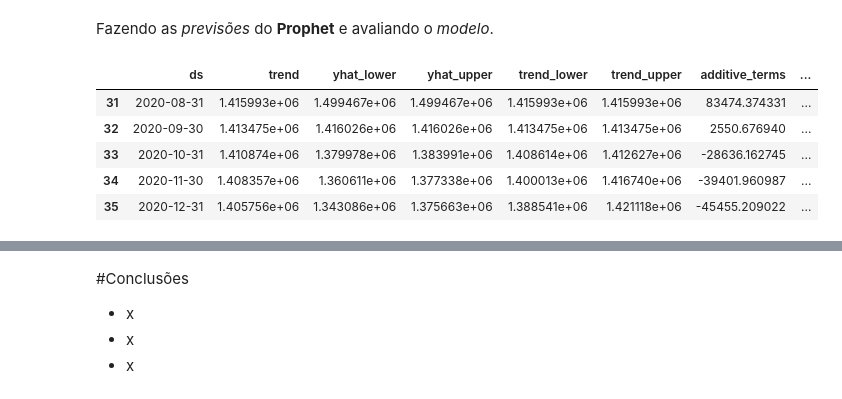
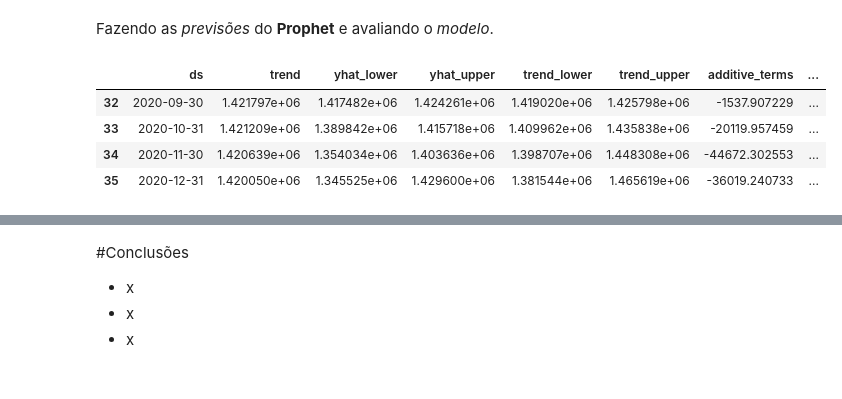
Before and after one commit to FerrazThales/demand_forecasting_prophet, a Jupyter notebook: Demand_Forecasting_with_Prophet.ipynb, the cells around one changed output, grey strips where cells are left out. Cells and saved outputs as stored; diff of their text form; code cells hidden in the pictures.

```diff
--- a/Demand_Forecasting_with_Prophet.ipynb
+++ b/Demand_Forecasting_with_Prophet.ipynb
@@ -692,7 +721,7 @@ Valores Críticos:
 texto falando sobre testes tradicionais utilizando nas previsões  e machine learning
 # %%
 # definindo o tamanho da previsão para os três meses seguintes
-prediction_size = 3
+prediction_size = 4
 train = agregando_valores_mensais[:-prediction_size]
 validation = agregando_valores_mensais[-prediction_size:]
 
@@ -796,16 +888,15 @@ Fazendo as *previsões* do **Prophet** e avaliando o *modelo*.
 # %%
 #realizar a previsão com o período mensal estabelecido
 forecast = model_prophet.predict(future)
 
-#visualizando os 5 últimos registros
-forecast.tail()
+#visualizando os 4 últimos registros
+forecast.tail(4)
 # %% [output]
 |  | ds | trend | yhat_lower | yhat_upper | trend_lower | trend_upper | additive_terms | ... |
-| 31 | 2020-08-31 | 1.415993e+06 | 1.499467e+06 | 1.499467e+06 | 1.415993e+06 | 1.415993e+06 | 83474.374331 | ... |
-| 32 | 2020-09-30 | 1.413475e+06 | 1.416026e+06 | 1.416026e+06 | 1.413475e+06 | 1.413475e+06 | 2550.676940 | ... |
-| 33 | 2020-10-31 | 1.410874e+06 | 1.379978e+06 | 1.383991e+06 | 1.408614e+06 | 1.412627e+06 | -28636.162745 | ... |
-| 34 | 2020-11-30 | 1.408357e+06 | 1.360611e+06 | 1.377338e+06 | 1.400013e+06 | 1.416740e+06 | -39401.960987 | ... |
-| 35 | 2020-12-31 | 1.405756e+06 | 1.343086e+06 | 1.375663e+06 | 1.388541e+06 | 1.421118e+06 | -45455.209022 | ... |
+| 32 | 2020-09-30 | 1.421797e+06 | 1.417482e+06 | 1.424261e+06 | 1.419020e+06 | 1.425798e+06 | -1537.907229 | ... |
+| 33 | 2020-10-31 | 1.421209e+06 | 1.389842e+06 | 1.415718e+06 | 1.409962e+06 | 1.435838e+06 | -20119.957459 | ... |
+| 34 | 2020-11-30 | 1.420639e+06 | 1.354034e+06 | 1.403636e+06 | 1.398707e+06 | 1.448308e+06 | -44672.302553 | ... |
+| 35 | 2020-12-31 | 1.420050e+06 | 1.345525e+06 | 1.429600e+06 | 1.381544e+06 | 1.465619e+06 | -36019.240733 | ... |
 # %%
 #crian do ax e o plt
 fig, ax = plt.subplots(figsize=(14,8))
```
Also changed, not shown: parts of 32 cells of this notebook.
